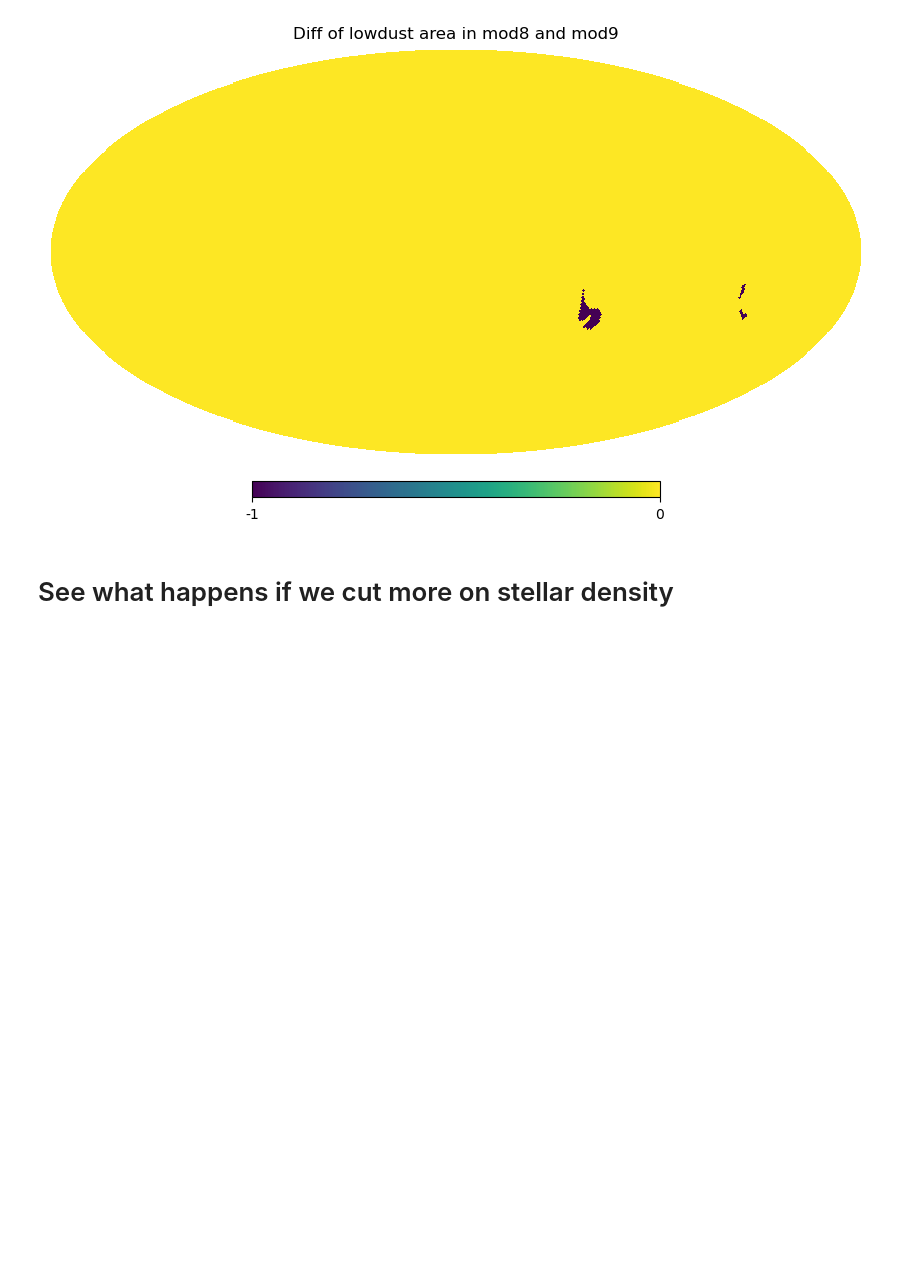
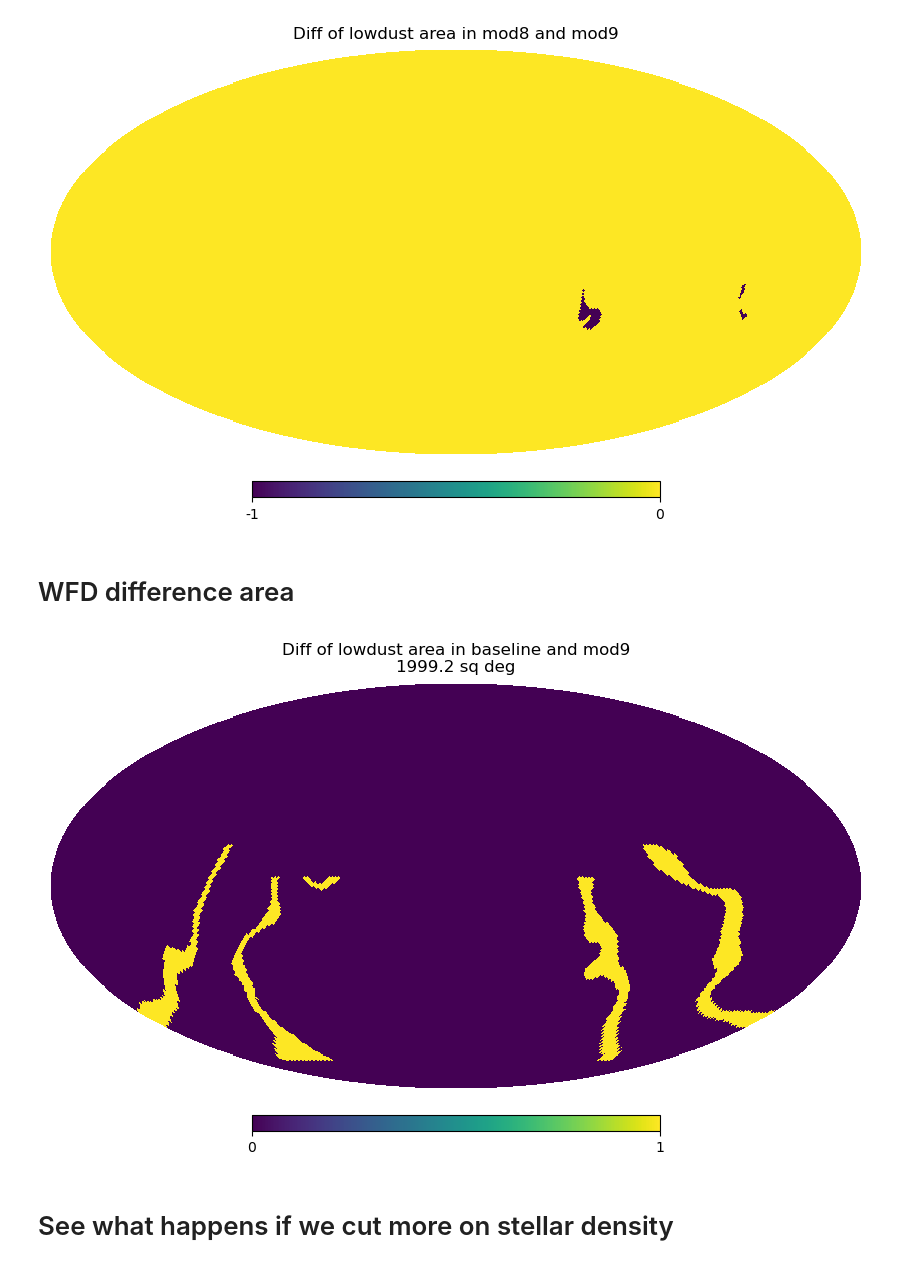
Before and after one commit to lsst-sims/sims_featureScheduler_runs5.3, a Jupyter notebook: fp_mods/footprint_areas.ipynb, the cells around one changed output. Cells and saved outputs as stored; diff of their text form; code cells hidden in the pictures; blank space fills up the shorter version.

```diff
--- a/fp_mods/footprint_areas.ipynb
+++ b/fp_mods/footprint_areas.ipynb
@@ -99,6 +99,28 @@ wfd_9[np.where(labels_m9 == "lowdust")] = 1
 hp.mollview(wfd_8-wfd_9, title="Diff of lowdust area in mod8 and mod9")
 # %% [output]
 [figure]
+# %% [markdown]
+# WFD difference area
+# %%
+# compare lowdust regions
+sag = Phase3AreaMap(nside=nside)
+sky_maps_b, labels_mb = sag.return_maps()
+wfd_b = np.zeros(hp.nside2npix(nside))
+wfd_b[np.where(labels_mb == "lowdust")] = 1
+
+
+sag = FootprintMod9(nside=nside)
+sky_maps_m9, labels_m9 = sag.return_maps()
+wfd_9 = np.zeros(hp.nside2npix(nside))
+wfd_9[np.where(labels_m9 == "lowdust")] = 1
+
+diff = wfd_b-wfd_9
+
+diff_area = np.size(np.where(diff > 0)[0]) * hp.nside2pixarea(nside, degrees=True)
+
+hp.mollview(wfd_b-wfd_9, title="Diff of lowdust area in baseline and mod9\n%.1f sq deg" %diff_area)
+# %% [output]
+[figure, added]
 # %% [markdown]
 # See what happens if we cut more on stellar density
 # %%
```
Also changed, not shown: 13 other files.
